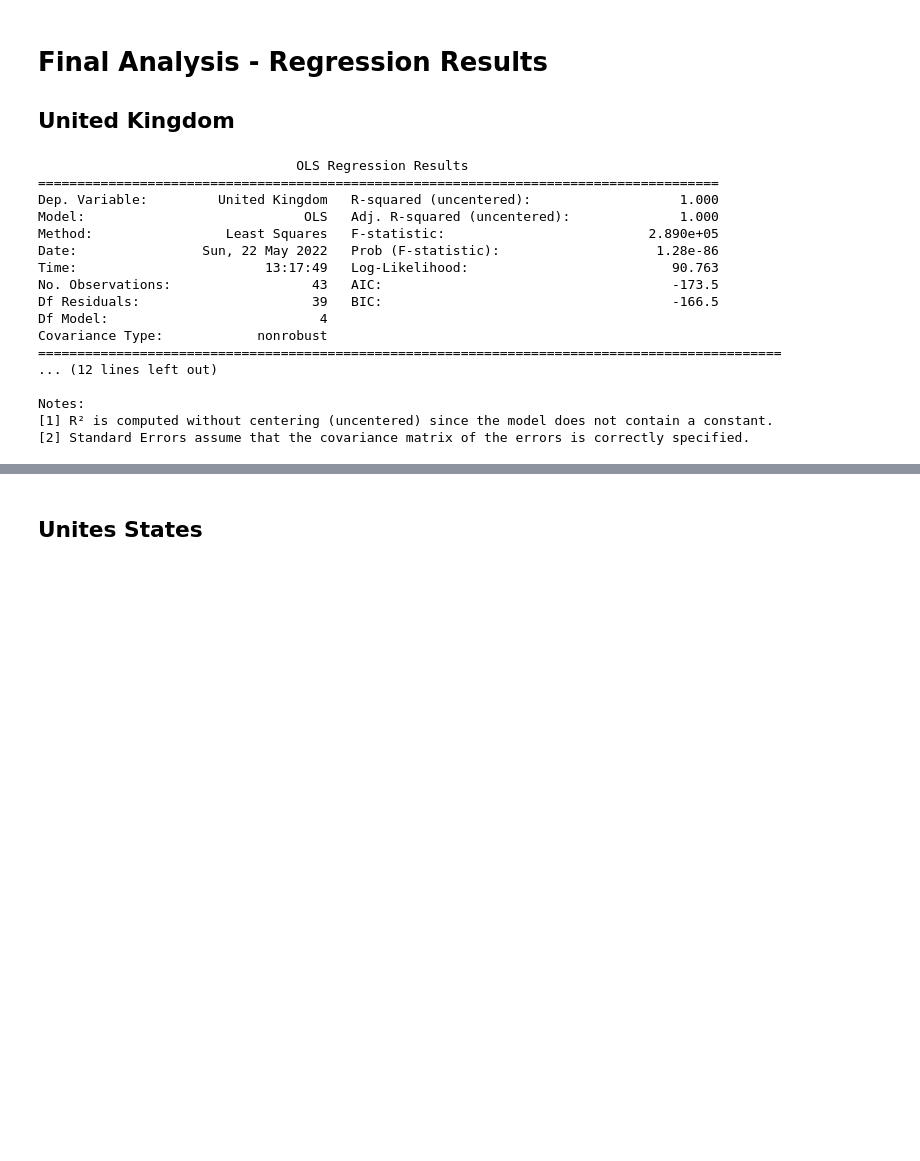
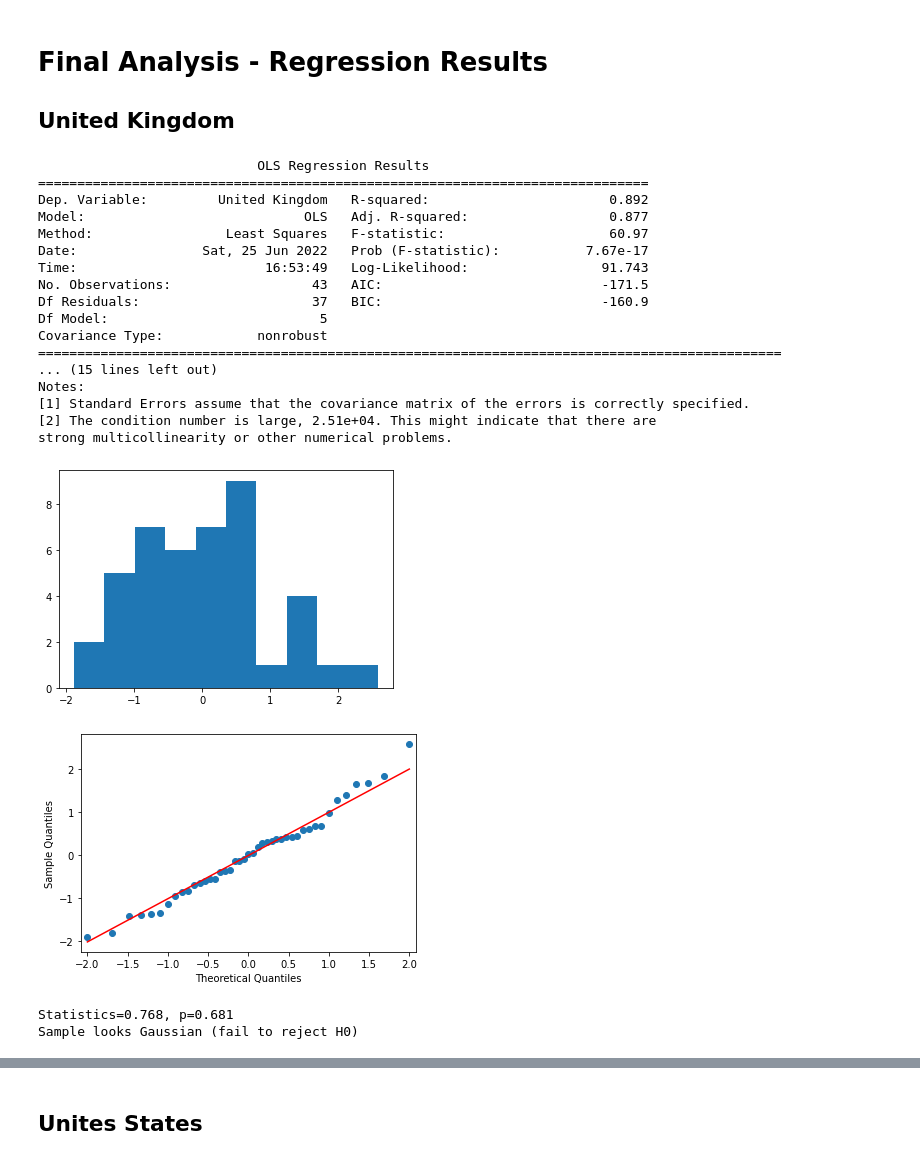
Before and after one commit to TimDommett/MSc-Applied-Economics---Testing-the-Environmental-Kuznets-Curve-EKC-, a Jupyter notebook: Analysis/test.ipynb, the cells around one changed output, grey strips where cells are left out. Saved outputs shown, nothing was run; the diff lists cells and outputs as text; code cells hidden in the pictures; blank space fills up the shorter version.

Commit message:
Final regressions working, just requires cleaning

```diff
--- a/Analysis/test.ipynb
+++ b/Analysis/test.ipynb
@@ -949,26 +965,53 @@ print(result)
 # Territorial UK
 y = territorial_uk_emissions['United Kingdom']
 x = territorial_uk_emissions.drop(['United Kingdom'], axis=1).drop(['United Kingdom Income'], axis=1)
+x = sm.add_constant(x)
 model = sm.OLS(y, x).fit()
 print(model.summary())
 # %% [output]
-                                 OLS Regression Results
-=======================================================================================
-Dep. Variable:         United Kingdom   R-squared (uncentered):                   1.000
-Model:                            OLS   Adj. R-squared (uncentered):              1.000
-Method:                 Least Squares   F-statistic:                          2.890e+05
-Date:                Sun, 22 May 2022   Prob (F-statistic):                    1.28e-86
-Time:                        13:17:49   Log-Likelihood:                          90.763
-No. Observations:                  43   AIC:                                     -173.5
-Df Residuals:                      39   BIC:                                     -166.5
-Df Model:                           4
+                            OLS Regression Results
+==============================================================================
+Dep. Variable:         United Kingdom   R-squared:                       0.892
+Model:                            OLS   Adj. R-squared:                  0.877
+Method:                 Least Squares   F-statistic:                     60.97
+Date:                Sat, 25 Jun 2022   Prob (F-statistic):           7.67e-17
+Time:                        16:53:49   Log-Likelihood:                 91.743
+No. Observations:                  43   AIC:                            -171.5
+Df Residuals:                      37   BIC:                            -160.9
+Df Model:                           5
 Covariance Type:            nonrobust
 ===============================================================================================
-... (12 lines left out)
-
+... (15 lines left out)
 Notes:
-[1] R² is computed without centering (uncentered) since the model does not contain a constant.
-[2] Standard Errors assume that the covariance matrix of the errors is correctly specified.
+[1] Standard Errors assume that the covariance matrix of the errors is correctly specified.
+[2] The condition number is large, 2.51e+04. This might indicate that there are
+strong multicollinearity or other numerical problems.
+# %%
+#create instance of influence
+influence = model.get_influence()
+
+#obtain standardized residuals
+standardized_residuals = influence.resid_studentized_internal
+
+
+plt.hist(standardized_residuals)
+plt.show()
+qqplot(standardized_residuals, line='s')
+plt.show()
+# normality test
+stat, p = normaltest(standardized_residuals)
+print('Statistics=%.3f, p=%.3f' % (stat, p))
+# interpret
+alpha = 0.05
+if p > alpha:
+	print('Sample looks Gaussian (fail to reject H0)')
+else:
+	print('Sample does not look Gaussian (reject H0)')
+# %% [output]
+[figure, added]
+[figure, added]
+Statistics=0.768, p=0.681
+Sample looks Gaussian (fail to reject H0)
 # %%
 # Consumption UK
 y = consumption_emissions_uk['United Kingdom']
```
Also changed, not shown: parts of 29 cells of this notebook, 1 other file.
